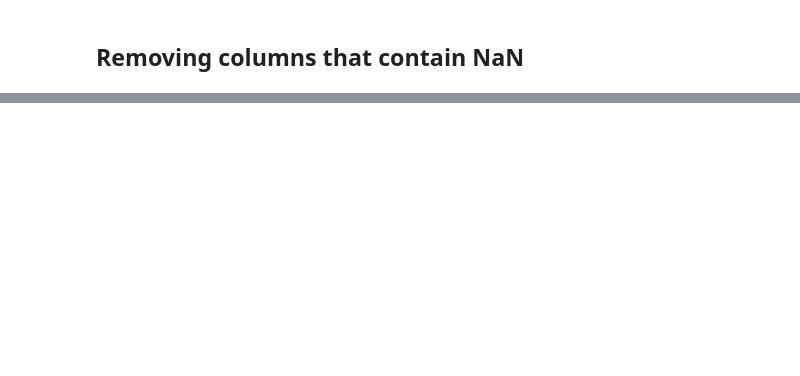
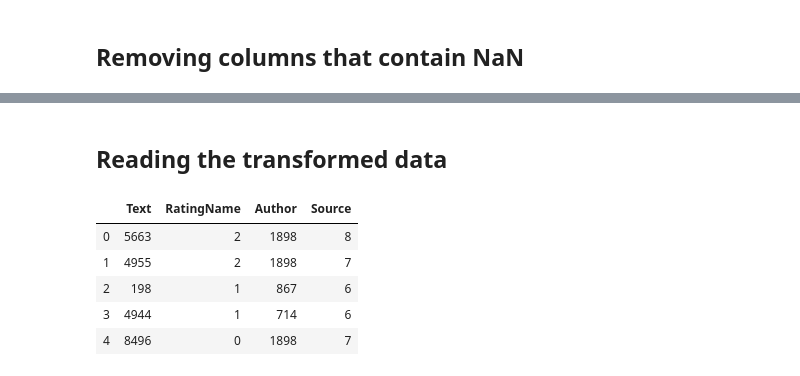
Before and after one commit to nilbahaaeddine/ClaimsClassification, a Jupyter notebook: src/Classification.ipynb, the cells around one changed output, grey strips where cells are left out. Saved outputs shown, nothing was run; the diff lists cells and outputs as text; code cells hidden in the pictures; blank space fills up the shorter version.

```diff
--- a/src/Classification.ipynb
+++ b/src/Classification.ipynb
@@ -355,0 +407,12 @@ plt.show()
+# %% [markdown]
+## Reading the transformed data
+# %%
+df1A = pd.read_csv('datasets/attemp1.csv', sep = ';')
+df1A.head()
+# %% [output]
+|  | Text | RatingName | Author | Source |
+| 0 | 5663 | 2 | 1898 | 8 |
+| 1 | 4955 | 2 | 1898 | 7 |
+| 2 | 198 | 1 | 867 | 6 |
+| 3 | 4944 | 1 | 714 | 6 |
+| 4 | 8496 | 0 | 1898 | 7 |
```
Also changed, not shown: parts of 17 cells of this notebook, 1 other file.
